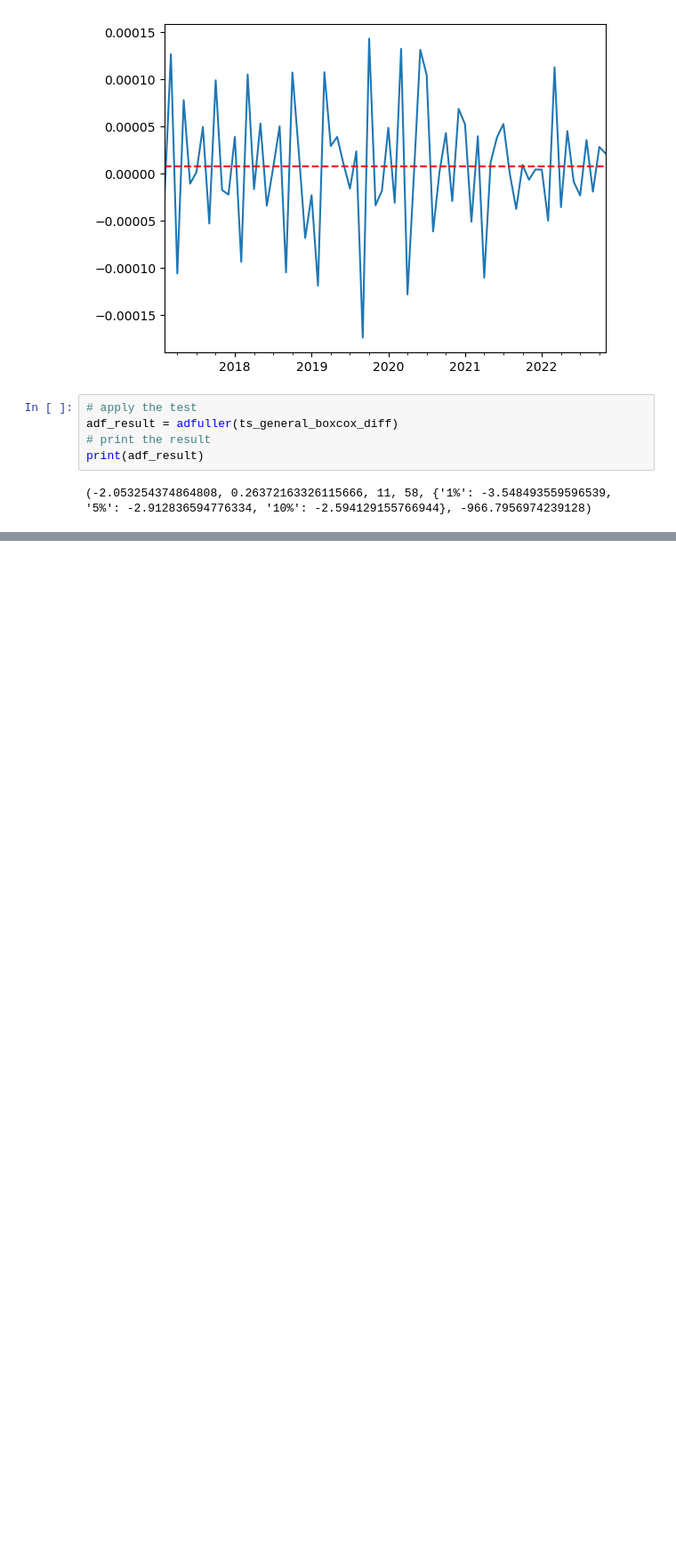
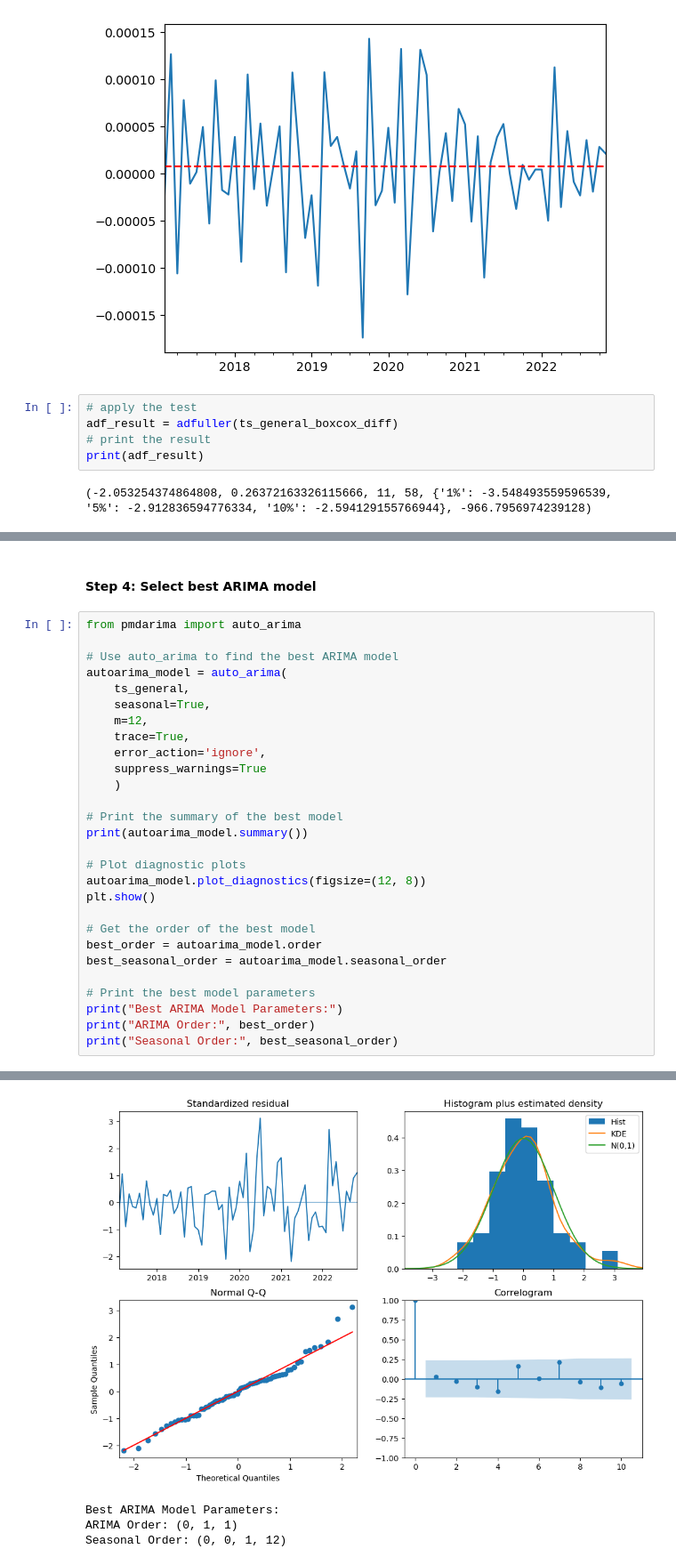
Before and after one commit to romanAVJ/exploration_sales_entropia, a Jupyter notebook: src/models.ipynb, the cells around one changed output, grey strips where cells are left out. Shown at 89% size. Cells and saved outputs as stored; diff of their text form; blank space fills up the shorter version.

Commit message:
finished models

```diff
--- a/src/models.ipynb
+++ b/src/models.ipynb
@@ -180,0 +198,31 @@ print(adf_result)
+# %% [markdown]
+#### Step 4: Select best ARIMA model
+# %%
+from pmdarima import auto_arima
+
+# Use auto_arima to find the best ARIMA model
+autoarima_model = auto_arima(
+    ts_general,
+    seasonal=True,
+    m=12,
+    trace=True,
+    error_action='ignore',
+    suppress_warnings=True
+    )
+
+# Print the summary of the best model
+print(autoarima_model.summary())
+
+# Plot diagnostic plots
+autoarima_model.plot_diagnostics(figsize=(12, 8))
+plt.show()
+
+# Get the order of the best model
+best_order = autoarima_model.order
+best_seasonal_order = autoarima_model.seasonal_order
+
+# Print the best model parameters
+print("Best ARIMA Model Parameters:")
+print("ARIMA Order:", best_order)
+print("Seasonal Order:", best_seasonal_order)
+# %% [output]
@@ -180,0 +246,4 @@ print(adf_result)
+[figure, added]
+Best ARIMA Model Parameters:
+ARIMA Order: (0, 1, 1)
+Seasonal Order: (0, 0, 1, 12)
```
Also changed, not shown: parts of 61 cells of this notebook, 4 other files.
